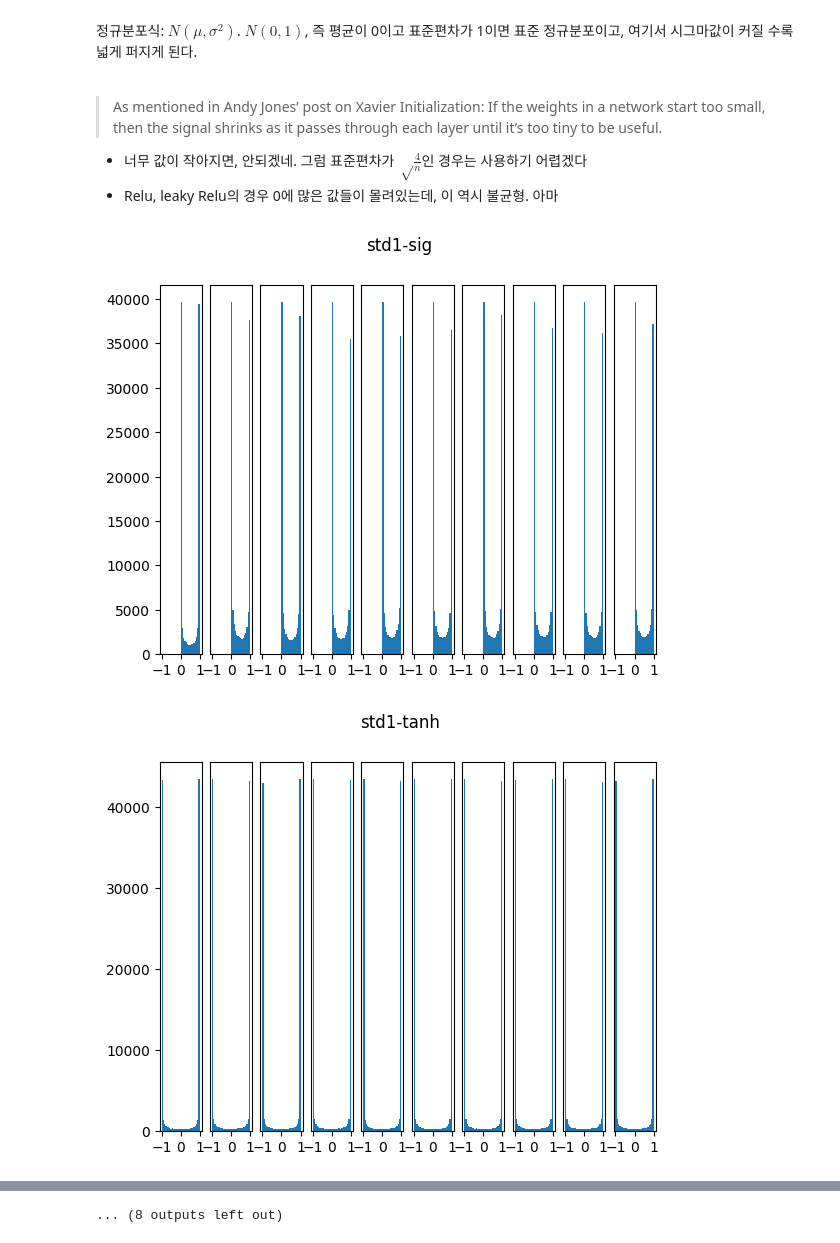
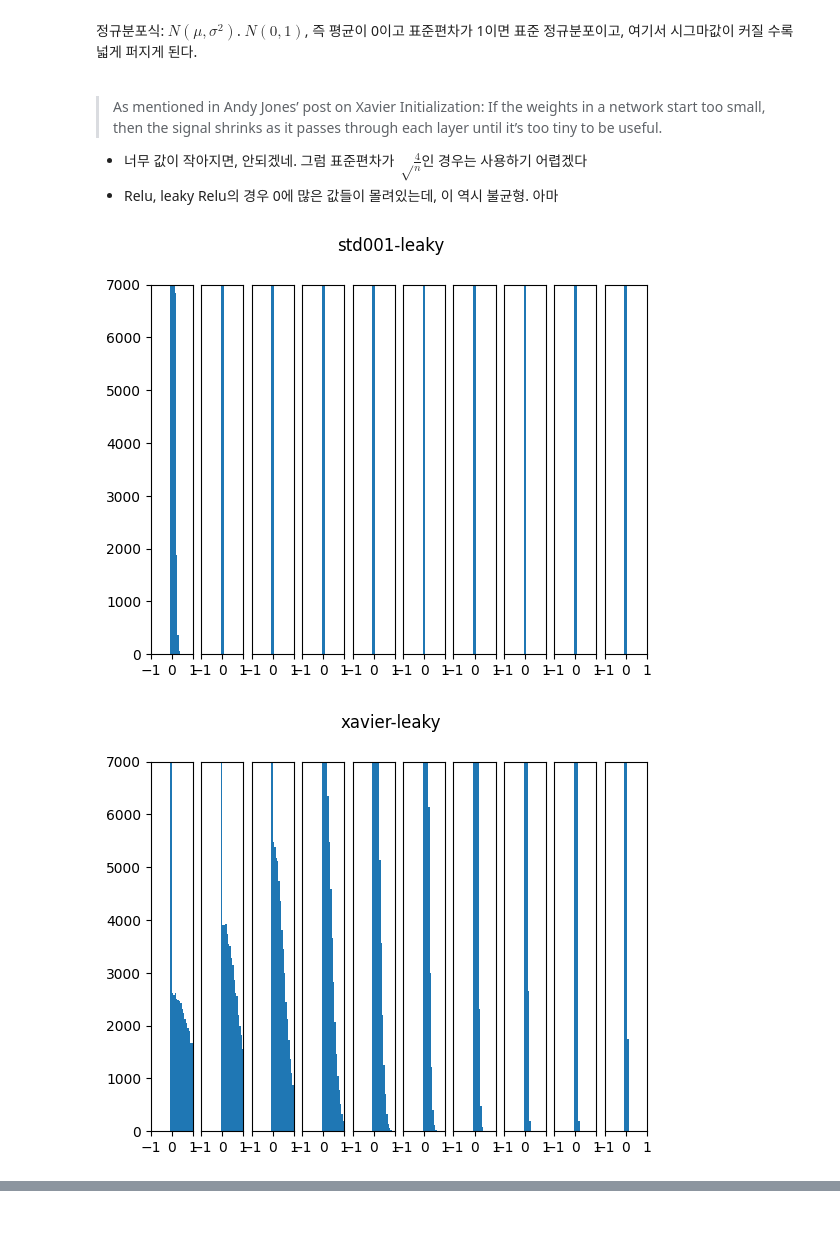
Before and after one commit to Jongbin-kr/DL_from_scratch, a Jupyter notebook: experiment/2_init-and-activation/ch6_init-and-activation copy.ipynb, the cells around one changed output, grey strips where cells are left out. Saved outputs shown, nothing was run; the diff lists cells and outputs as text; code cells hidden in the pictures.

```diff
--- a/experiment/2_init-and-activation/ch6_init-and-activation copy.ipynb
+++ b/experiment/2_init-and-activation/ch6_init-and-activation copy.ipynb
@@ -57,32 +57,34 @@ def experiment(init_key, activation_key):
         # plt.title(str(i+1) + "-layer")
         if i != 0:
             plt.yticks([], [])
-        # plt.xlim(0.1, 1)
-        # plt.ylim(0, 7000)
+        plt.xlim(-1, 1)
+        plt.ylim(0, 7000)
         plt.hist(a.flatten(), 30, range=(-1, 1))
 
     plt.suptitle(f'{init_key}-{activation_key}')
     plt.savefig(f'{init_key}-{activation_key}.png')
     plt.show()
 # %%
-initializers = {'std1': np.random.randn(node_num, node_num) * 1,
+initializers = {
+                # 'std1': np.random.randn(node_num, node_num) * 1,
                 'std001': np.random.randn(node_num, node_num) * 0.01,
                 'xavier': np.random.randn(node_num, node_num) * np.sqrt(1.0 / node_num),
                 'he': np.random.randn(node_num, node_num) * np.sqrt(2.0 / node_num),
                 'he4': np.random.randn(node_num, node_num) * np.sqrt(4.0 / node_num),
         }
 
-activation_functions = {'sig':sigmoid,
-                        'tanh':tanh,
-                        'relu':ReLU,
+activation_functions = {
+                        # 'sig':sigmoid,
+                        # 'tanh':tanh,
+                        # 'relu':ReLU,
                         'leaky':leaky_ReLU,
                         }
 
 
 
 for initializer_key in initializers.keys():
         for activation_function_key in activation_functions.keys():
                 experiment(initializer_key, activation_function_key)
 # %% [output]
-[figure, old version]
+[figure, new version]
-[figure, old version]
+[figure, new version]
@@ -99 +92,0 @@ for initializer_key in initializers.keys():
-... (8 outputs left out)
```
Also changed, not shown: parts of 1 cell of this notebook, 43 other files.
